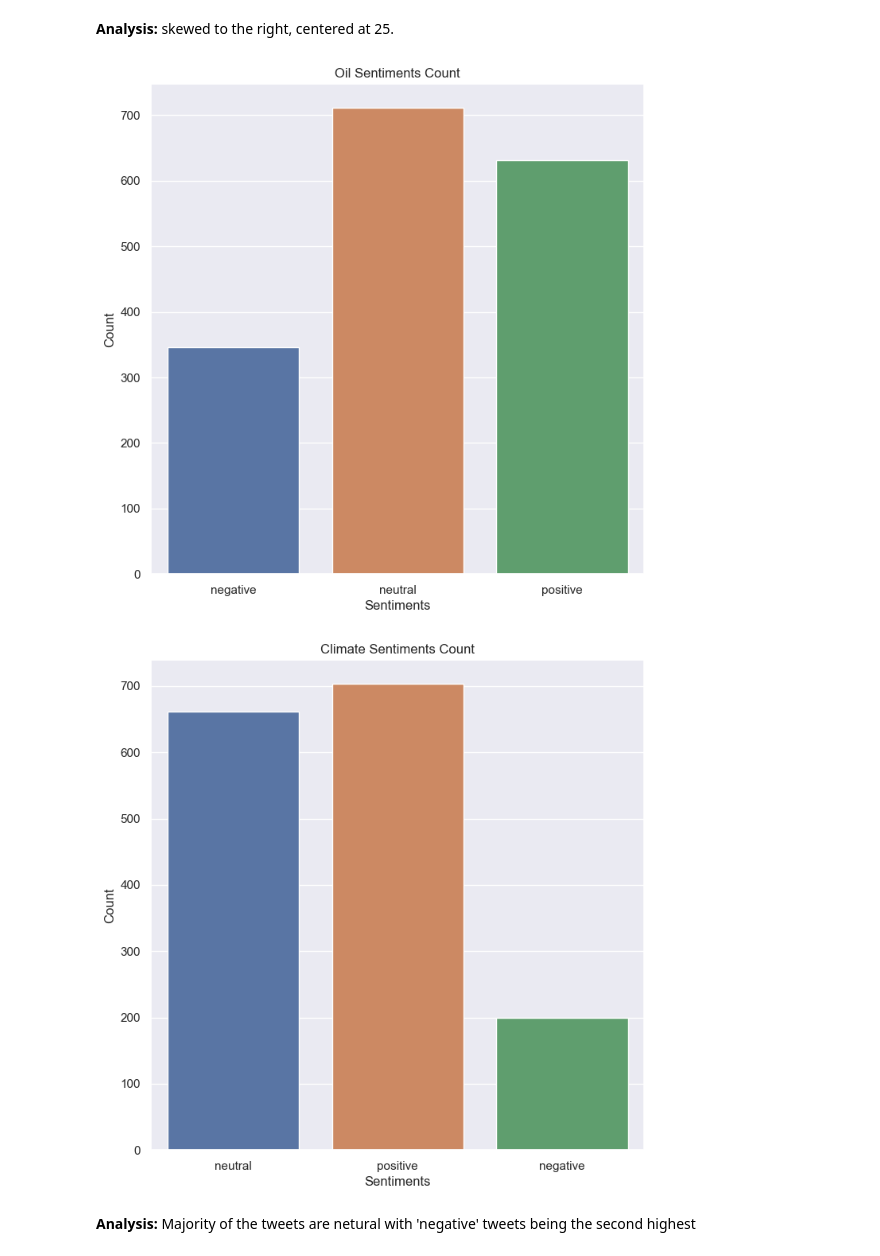
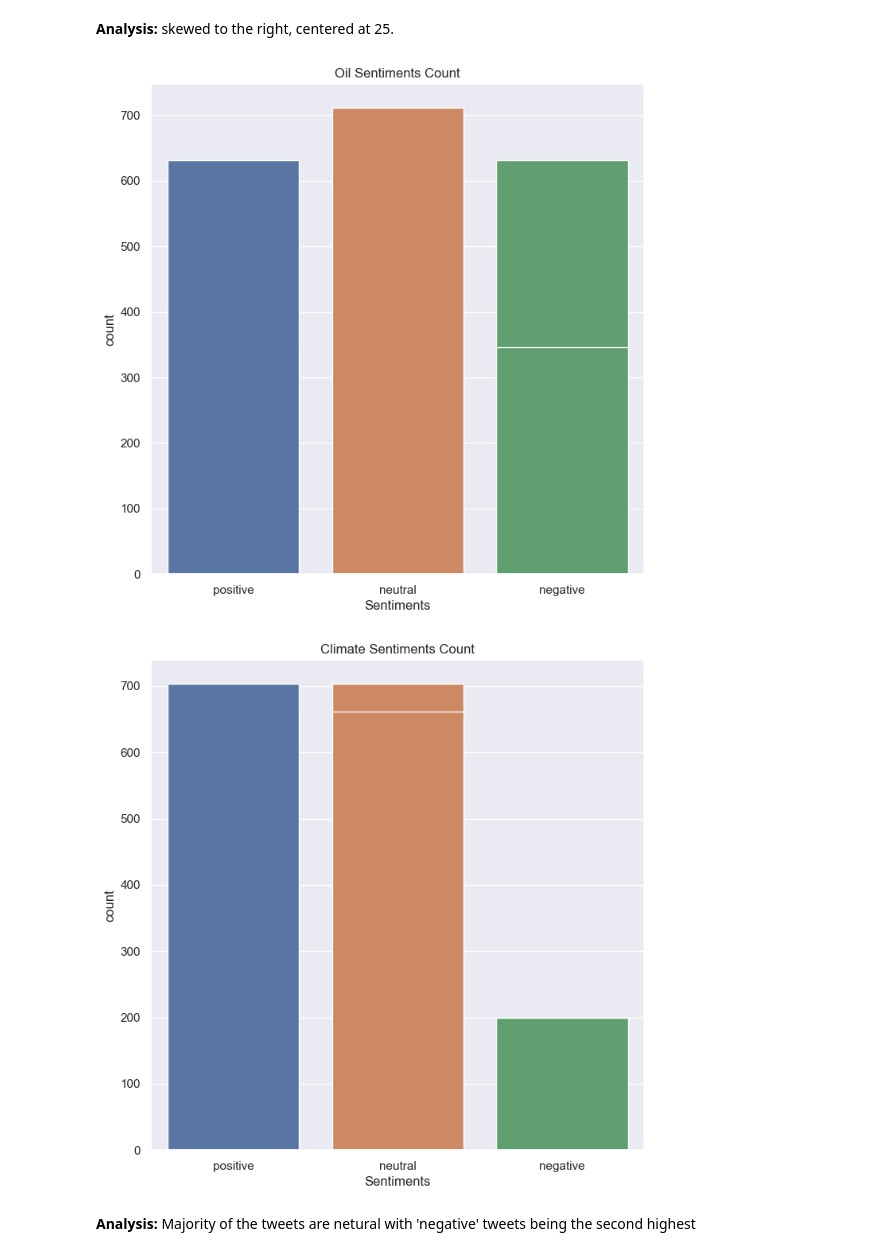
Before and after one commit to chtang-hmc/Spring-Invitation-Datathon-2024, a Jupyter notebook: Analysis/Sentiment Analysis/presidential_speech_analysis.ipynb, the cells around one changed output. Cells and saved outputs as stored; diff of their text form; code cells hidden in the pictures.

```diff
--- a/Analysis/Sentiment Analysis/presidential_speech_analysis.ipynb
+++ b/Analysis/Sentiment Analysis/presidential_speech_analysis.ipynb
@@ -229,27 +226,35 @@ plt.show();
 [figure]
 # %% [markdown]
 **Analysis:** skewed to the right, centered at 25.
+# %%
+oil = pd.read_csv('oil_sentiment.csv')
+climate = pd.read_csv('climate_sentiment.csv')
 # %%
+import seaborn as sns
+import matplotlib.pyplot as plt
 #Creating a Count Plot
+
 sns.set(style="darkgrid")
 fig, ax = plt.subplots(figsize=(8,8))
 ax = sns.countplot(x="Sentiments", data=oil)
 plt.title('Oil Sentiments Count')
 plt.ylabel('Count')
 plt.xlabel('Sentiments')
+ax = sns.countplot(x="Sentiments", data=oil, order=['positive','neutral','negative'])
 plt.show();
 
 #Creating a Count Plot
 sns.set(style="darkgrid")
 fig, ax = plt.subplots(figsize=(8,8))
 ax = sns.countplot(x="Sentiments", data=climate)
 plt.title('Climate Sentiments Count')
 plt.ylabel('Count')
 plt.xlabel('Sentiments')
+ax = sns.countplot(x="Sentiments", data=climate, order=['positive','neutral','negative'])
 plt.show()
 # %% [output]
-[figure, old version]
+[figure, new version]
-[figure, old version]
+[figure, new version]
 # %% [markdown]
 **Analysis:** Majority of the tweets are netural with 'negative' tweets being the second highest
 # %%
```
Also changed, not shown: parts of 5 cells of this notebook, 2 other files.
